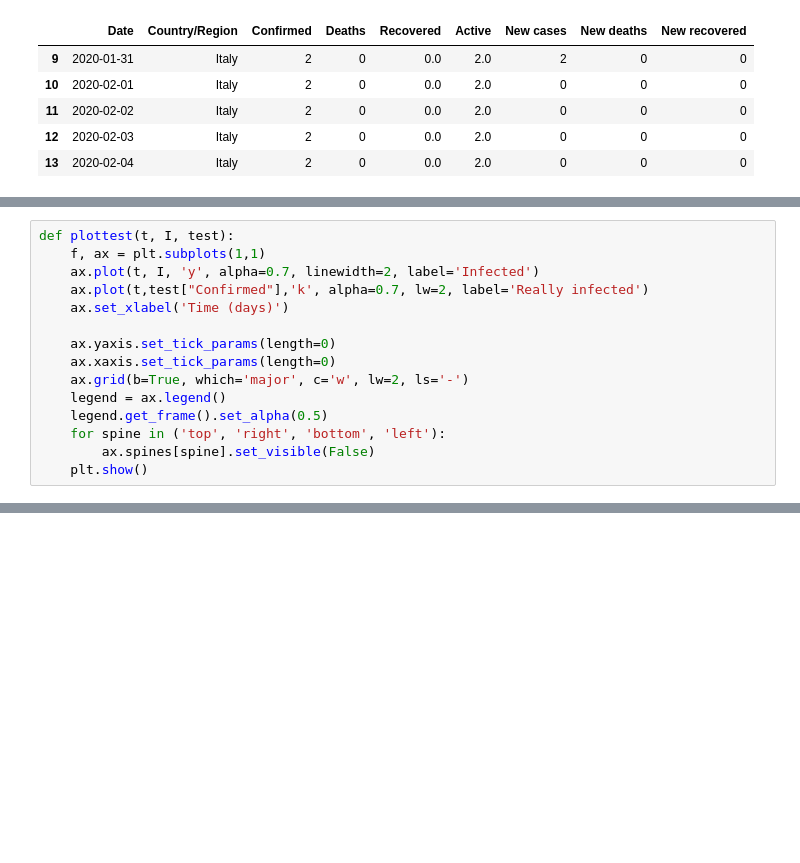
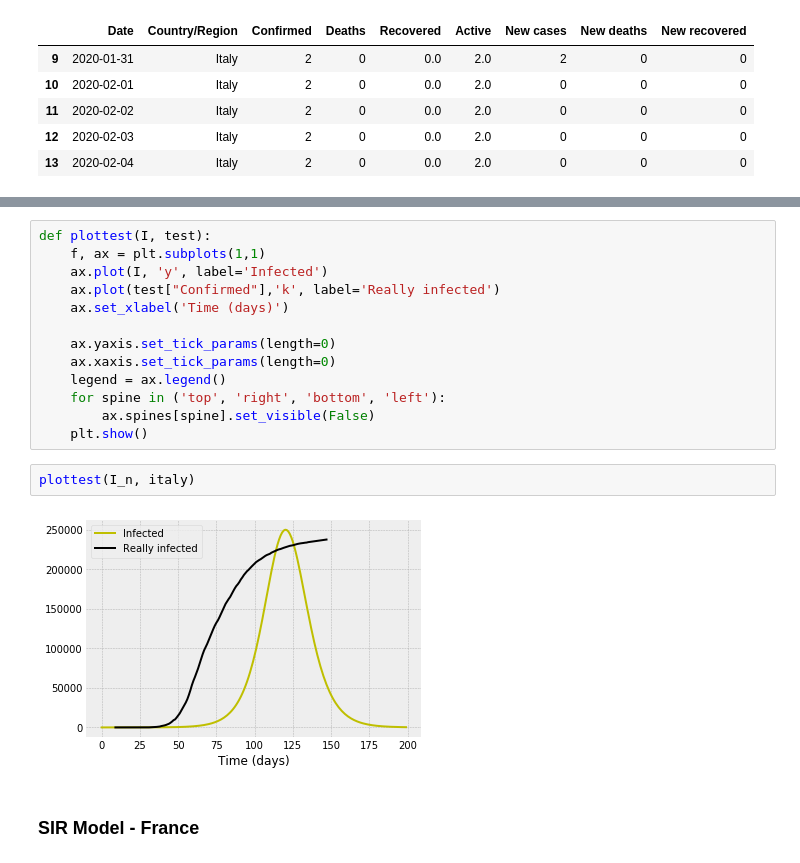
Before and after one commit to klchai/ML_COVID-19, a Jupyter notebook: ML_COVID-19.ipynb, the cells around one changed output, grey strips where cells are left out. Drawn from its saved outputs; the diff is of its cells as text; blank space fills up the shorter version.

```diff
--- a/ML_COVID-19.ipynb
+++ b/ML_COVID-19.ipynb
@@ -347,15 +398,0 @@ Params: [1.17598871 1.05819925]
-# %%
-def plottest(t, I, test):
-    f, ax = plt.subplots(1,1)
-    ax.plot(t, I, 'y', alpha=0.7, linewidth=2, label='Infected')
-    ax.plot(t,test["Confirmed"],'k', alpha=0.7, lw=2, label='Really infected')
-    ax.set_xlabel('Time (days)')
-
-    ax.yaxis.set_tick_params(length=0)
-    ax.xaxis.set_tick_params(length=0)
-    ax.grid(b=True, which='major', c='w', lw=2, ls='-')
-    legend = ax.legend()
-    legend.get_frame().set_alpha(0.5)
-    for spine in ('top', 'right', 'bottom', 'left'):
-        ax.spines[spine].set_visible(False)
-    plt.show()
@@ -499,0 +416,19 @@ plotseird(t_n, S_n, E_n, I_n, R_n)
+# %%
+def plottest(I, test):
+    f, ax = plt.subplots(1,1)
+    ax.plot(I, 'y', label='Infected')
+    ax.plot(test["Confirmed"],'k', label='Really infected')
+    ax.set_xlabel('Time (days)')
+
+    ax.yaxis.set_tick_params(length=0)
+    ax.xaxis.set_tick_params(length=0)
+    legend = ax.legend()
+    for spine in ('top', 'right', 'bottom', 'left'):
+        ax.spines[spine].set_visible(False)
+    plt.show()
+# %%
+plottest(I_n, italy)
+# %% [output]
+[figure, added]
+# %% [markdown]
+### SIR Model - France
```
Also changed, not shown: parts of 49 cells of this notebook, 3 other files.
